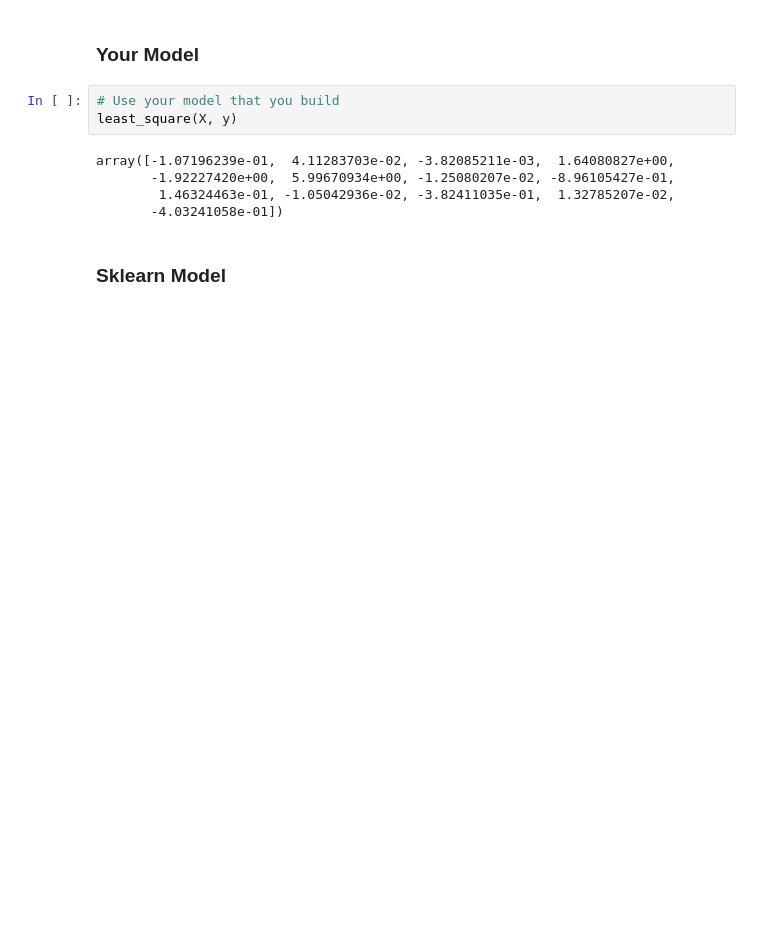
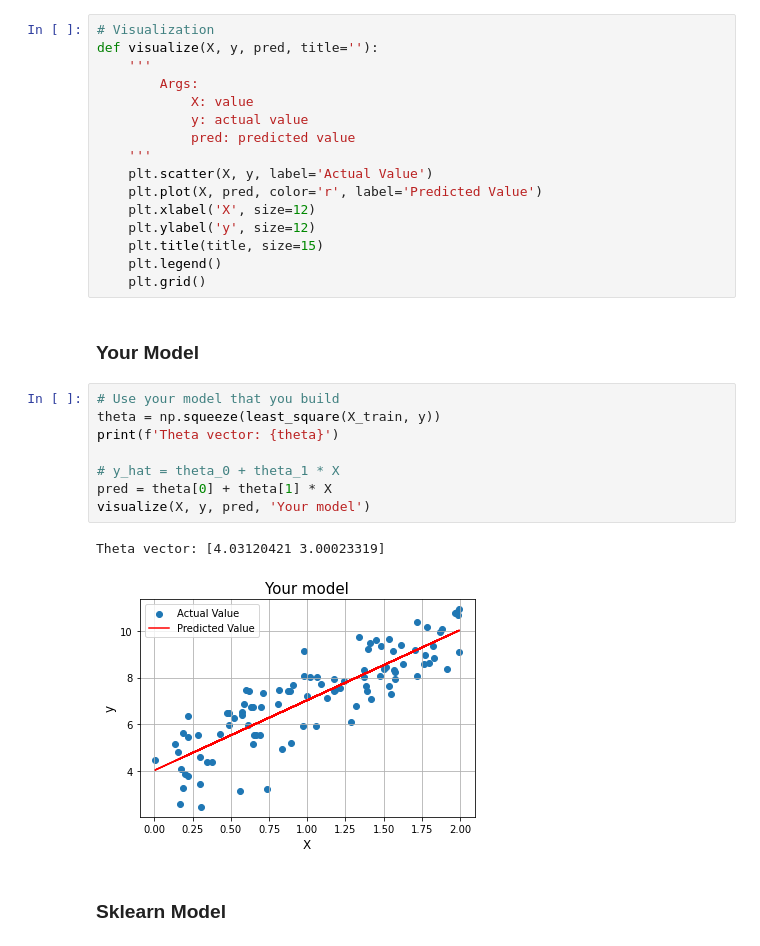
Before and after one commit to QuyAnh2005/homemade-machine-learning, a Jupyter notebook: Linear Regression/Linear Regression.ipynb, the cells around one changed output. Saved outputs shown, nothing was run; the diff lists cells and outputs as text; blank space fills up the shorter version.

```diff
--- a/Linear Regression/Linear Regression.ipynb
+++ b/Linear Regression/Linear Regression.ipynb
@@ -156,13 +155,32 @@ y has 404 elements corresponding to 404 examples of X
+# %%
+# Visualization
+def visualize(X, y, pred, title=''):
+    '''
+        Args:
+            X: value
+            y: actual value
+            pred: predicted value
+    '''
+    plt.scatter(X, y, label='Actual Value')
+    plt.plot(X, pred, color='r', label='Predicted Value')
+    plt.xlabel('X', size=12)
+    plt.ylabel('y', size=12)
+    plt.title(title, size=15)
+    plt.legend()
+    plt.grid()
 # %% [markdown]
 ### Your Model
 # %%
 # Use your model that you build
-least_square(X, y)
+theta = np.squeeze(least_square(X_train, y))
+print(f'Theta vector: {theta}')
+
+# y_hat = theta_0 + theta_1 * X
+pred = theta[0] + theta[1] * X
+visualize(X, y, pred, 'Your model')
 # %% [output]
-array([-1.07196239e-01,  4.11283703e-02, -3.82085211e-03,  1.64080827e+00,
-       -1.92227420e+00,  5.99670934e+00, -1.25080207e-02, -8.96105427e-01,
-        1.46324463e-01, -1.05042936e-02, -3.82411035e-01,  1.32785207e-02,
-       -4.03241058e-01])
+Theta vector: [4.03120421 3.00023319]
+[figure, added]
 # %% [markdown]
 ### Sklearn Model
 # %%
```
Also changed, not shown: parts of 23 cells of this notebook.
